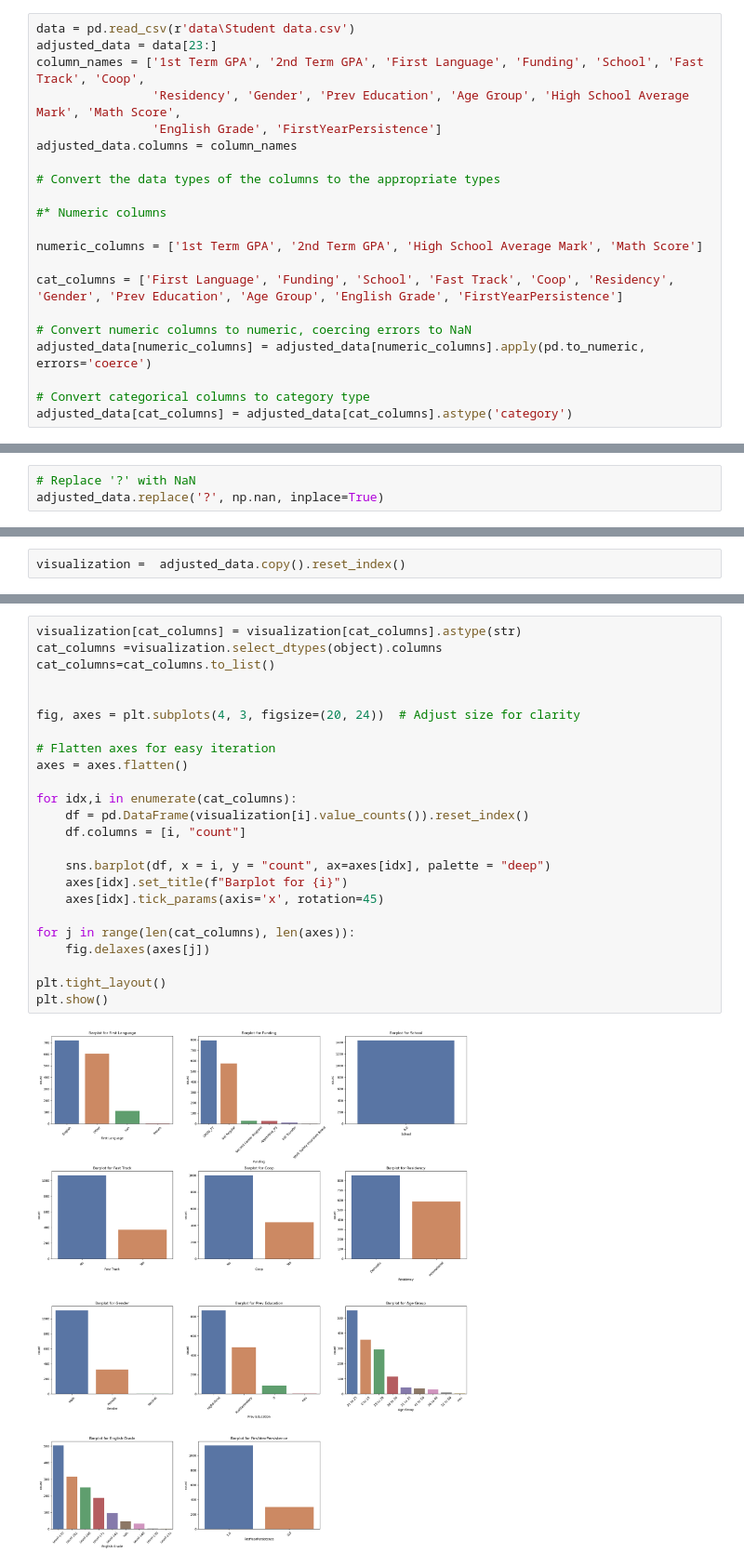
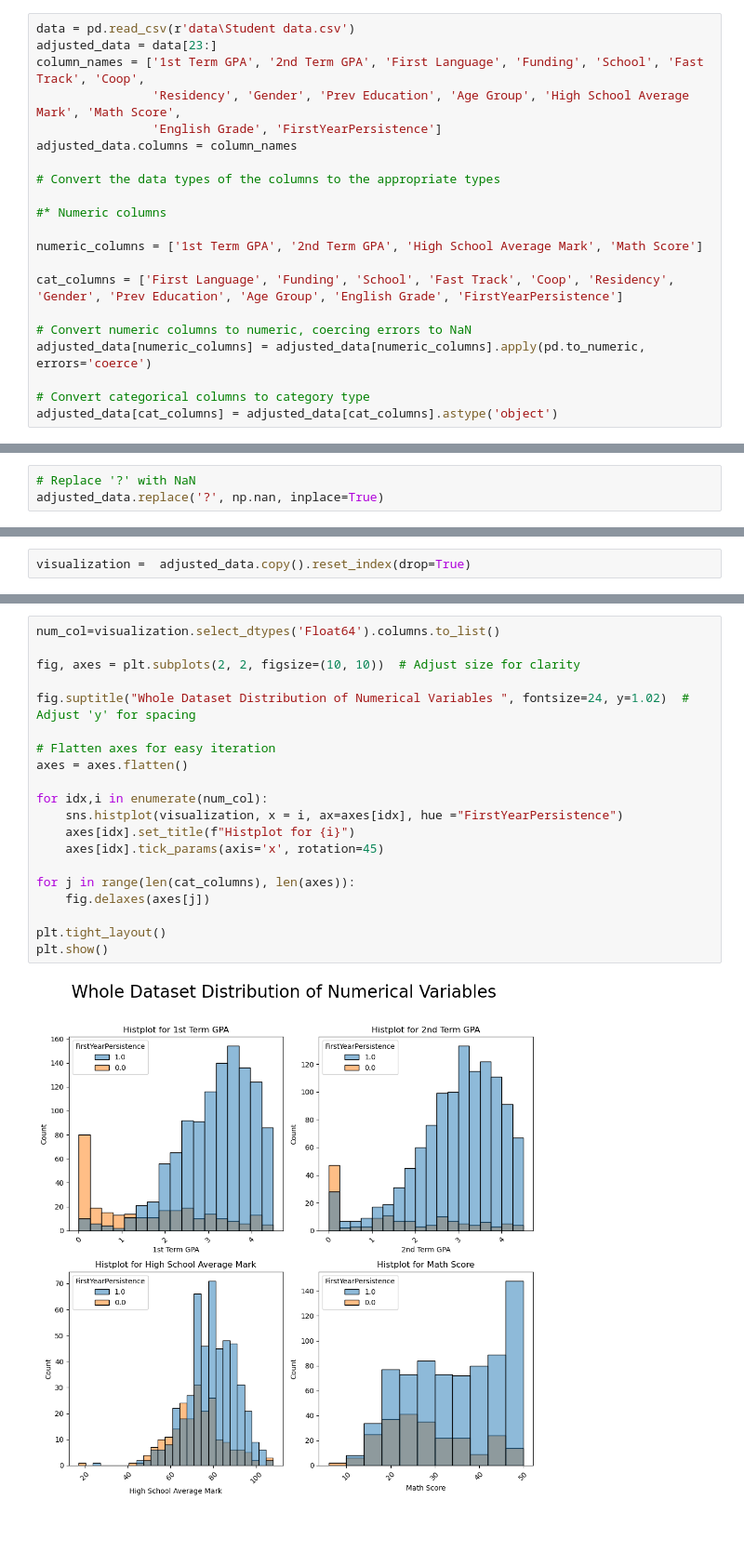
Before and after one commit to Currybon30/COMP258-Project, a Jupyter notebook: Visualization.ipynb, the cells around one changed output, grey strips where cells are left out. Shown at 93% size. Cells and saved outputs as stored; diff of their text form; blank space fills up the shorter version.

Commit message:
more visualization

```diff
--- a/Visualization.ipynb
+++ b/Visualization.ipynb
@@ -33,4 +33,4 @@ cat_columns = ['First Language', 'Funding', 'School', 'Fast Track', 'Coop', 'Res
 adjusted_data[numeric_columns] = adjusted_data[numeric_columns].apply(pd.to_numeric, errors='coerce')
 
 # Convert categorical columns to category type
-adjusted_data[cat_columns] = adjusted_data[cat_columns].astype('category')
+adjusted_data[cat_columns] = adjusted_data[cat_columns].astype('object')
@@ -40,2 +115,2 @@ adjusted_data.replace('?', np.nan, inplace=True)
 # %%
-visualization =  adjusted_data.copy().reset_index()
+visualization =  adjusted_data.copy().reset_index(drop=True)
@@ -102,26 +269,22 @@ memory usage: 73.6 KB
 # %%
-visualization[cat_columns] = visualization[cat_columns].astype(str)
-cat_columns =visualization.select_dtypes(object).columns
-cat_columns=cat_columns.to_list()
+num_col=visualization.select_dtypes('Float64').columns.to_list()
 
+fig, axes = plt.subplots(2, 2, figsize=(10, 10))  # Adjust size for clarity
 
-fig, axes = plt.subplots(4, 3, figsize=(20, 24))  # Adjust size for clarity
+fig.suptitle("Whole Dataset Distribution of Numerical Variables ", fontsize=24, y=1.02)  # Adjust 'y' for spacing
 
 # Flatten axes for easy iteration
 axes = axes.flatten()
 
-for idx,i in enumerate(cat_columns):
-    df = pd.DataFrame(visualization[i].value_counts()).reset_index()
-    df.columns = [i, "count"]
-
-    sns.barplot(df, x = i, y = "count", ax=axes[idx], palette = "deep")
-    axes[idx].set_title(f"Barplot for {i}")
+for idx,i in enumerate(num_col):
+    sns.histplot(visualization, x = i, ax=axes[idx], hue ="FirstYearPersistence")
+    axes[idx].set_title(f"Histplot for {i}")
     axes[idx].tick_params(axis='x', rotation=45)
 
 for j in range(len(cat_columns), len(axes)):
     fig.delaxes(axes[j])
 
 plt.tight_layout()
 plt.show()
 # %% [output]
-[figure, old version]
+[figure, new version]
```
Also changed, not shown: parts of 36 cells of this notebook, 1 other file.
